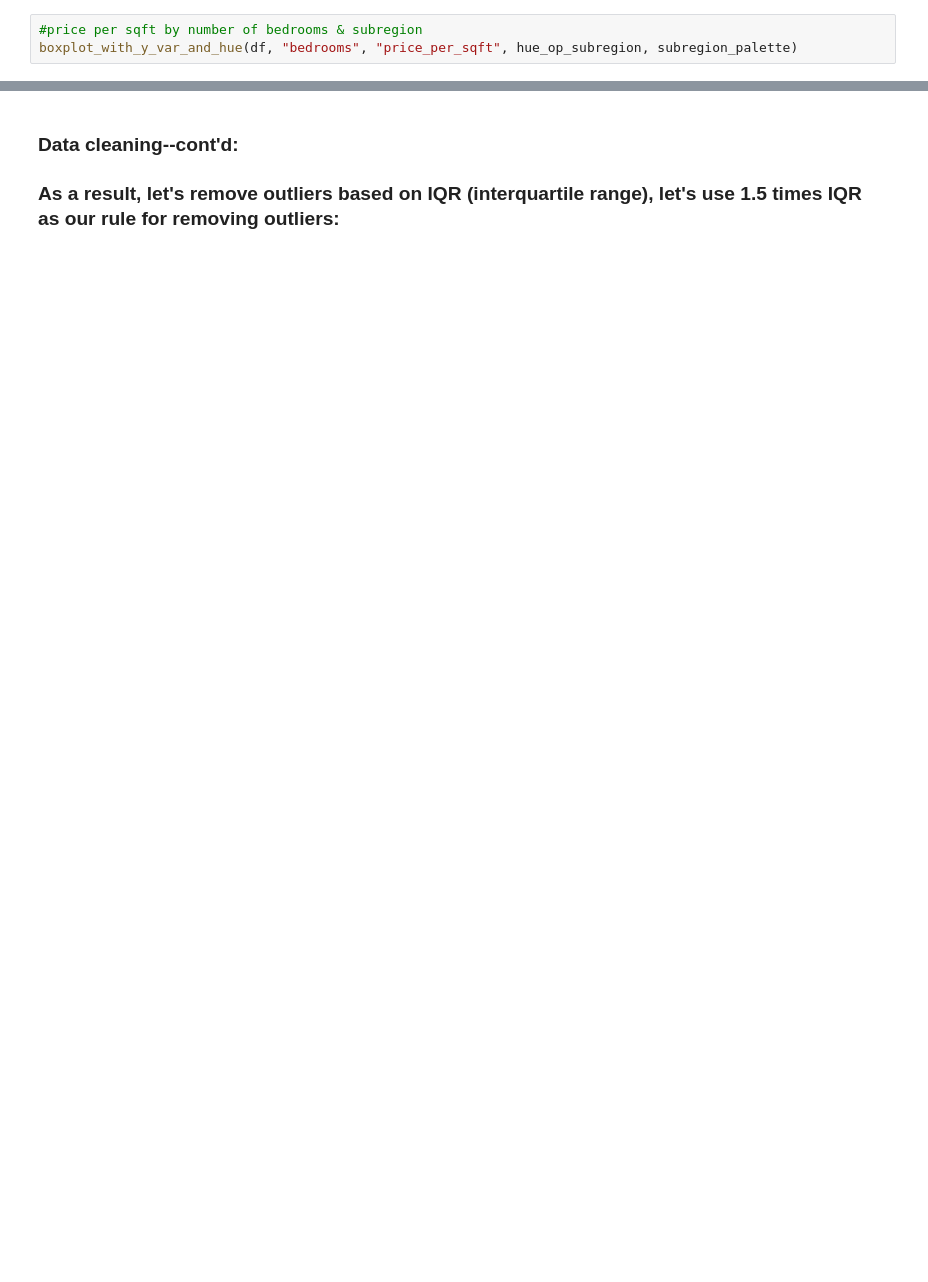
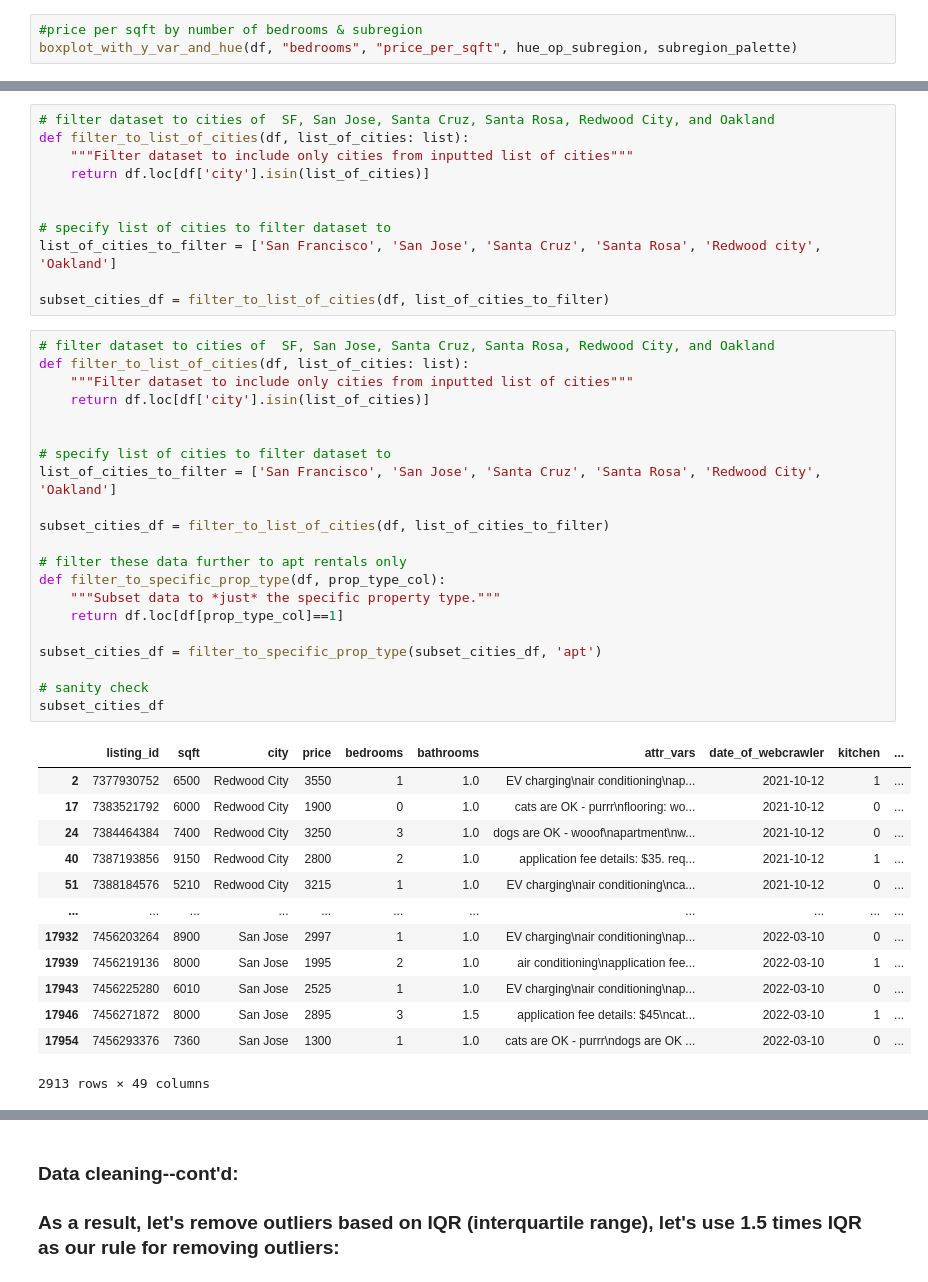
Before and after one commit to Kallen113/craigslist-webcrawler-and-rental-data-analysis, a Jupyter notebook: data_analysis/data_analysis_Part_3.ipynb, the cells around one changed output, grey strips where cells are left out. Drawn from its saved outputs; the diff is of its cells as text; blank space fills up the shorter version.

```diff
--- a/data_analysis/data_analysis_Part_3.ipynb
+++ b/data_analysis/data_analysis_Part_3.ipynb
@@ -362,0 +498,46 @@ boxplot_with_y_var_and_hue(df, "bedrooms", "price_per_sqft", hue_op_subregion, s
+# %%
+# filter dataset to cities of  SF, San Jose, Santa Cruz, Santa Rosa, Redwood City, and Oakland
+def filter_to_list_of_cities(df, list_of_cities: list):
+    """Filter dataset to include only cities from inputted list of cities"""
+    return df.loc[df['city'].isin(list_of_cities)]
+
+
+# specify list of cities to filter dataset to
+list_of_cities_to_filter = ['San Francisco', 'San Jose', 'Santa Cruz', 'Santa Rosa', 'Redwood city', 'Oakland']
+
+subset_cities_df = filter_to_list_of_cities(df, list_of_cities_to_filter)
+# %%
+# filter dataset to cities of  SF, San Jose, Santa Cruz, Santa Rosa, Redwood City, and Oakland
+def filter_to_list_of_cities(df, list_of_cities: list):
+    """Filter dataset to include only cities from inputted list of cities"""
+    return df.loc[df['city'].isin(list_of_cities)]
+
+
+# specify list of cities to filter dataset to
+list_of_cities_to_filter = ['San Francisco', 'San Jose', 'Santa Cruz', 'Santa Rosa', 'Redwood City', 'Oakland']
+
+subset_cities_df = filter_to_list_of_cities(df, list_of_cities_to_filter)
+
+# filter these data further to apt rentals only
+def filter_to_specific_prop_type(df, prop_type_col):
+    """Subset data to *just* the specific property type."""
+    return df.loc[df[prop_type_col]==1]
+
+subset_cities_df = filter_to_specific_prop_type(subset_cities_df, 'apt')
+
+# sanity check
+subset_cities_df
+# %% [output]
+|  | listing_id | sqft | city | price | bedrooms | bathrooms | attr_vars | date_of_webcrawler | kitchen | ... |
+| 2 | 7377930752 | 6500 | Redwood City | 3550 | 1 | 1.0 | EV charging\nair conditioning\nap... | 2021-10-12 | 1 | ... |
+| 17 | 7383521792 | 6000 | Redwood City | 1900 | 0 | 1.0 | cats are OK - purrr\nflooring: wo... | 2021-10-12 | 0 | ... |
+| 24 | 7384464384 | 7400 | Redwood City | 3250 | 3 | 1.0 | dogs are OK - wooof\napartment\nw... | 2021-10-12 | 0 | ... |
+| 40 | 7387193856 | 9150 | Redwood City | 2800 | 2 | 1.0 | application fee details: $35. req... | 2021-10-12 | 1 | ... |
+| 51 | 7388184576 | 5210 | Redwood City | 3215 | 1 | 1.0 | EV charging\nair conditioning\nca... | 2021-10-12 | 0 | ... |
+| ... | ... | ... | ... | ... | ... | ... | ... | ... | ... | ... |
+| 17932 | 7456203264 | 8900 | San Jose | 2997 | 1 | 1.0 | EV charging\nair conditioning\nap... | 2022-03-10 | 0 | ... |
+| 17939 | 7456219136 | 8000 | San Jose | 1995 | 2 | 1.0 | air conditioning\napplication fee... | 2022-03-10 | 1 | ... |
+| 17943 | 7456225280 | 6010 | San Jose | 2525 | 1 | 1.0 | EV charging\nair conditioning\nap... | 2022-03-10 | 0 | ... |
+| 17946 | 7456271872 | 8000 | San Jose | 2895 | 3 | 1.5 | application fee details: $45\ncat... | 2022-03-10 | 1 | ... |
+| 17954 | 7456293376 | 7360 | San Jose | 1300 | 1 | 1.0 | cats are OK - purrr\ndogs are OK ... | 2022-03-10 | 0 | ... |
+2913 rows × 49 columns
```
Also changed, not shown: parts of 18 cells of this notebook, 2 other files.
